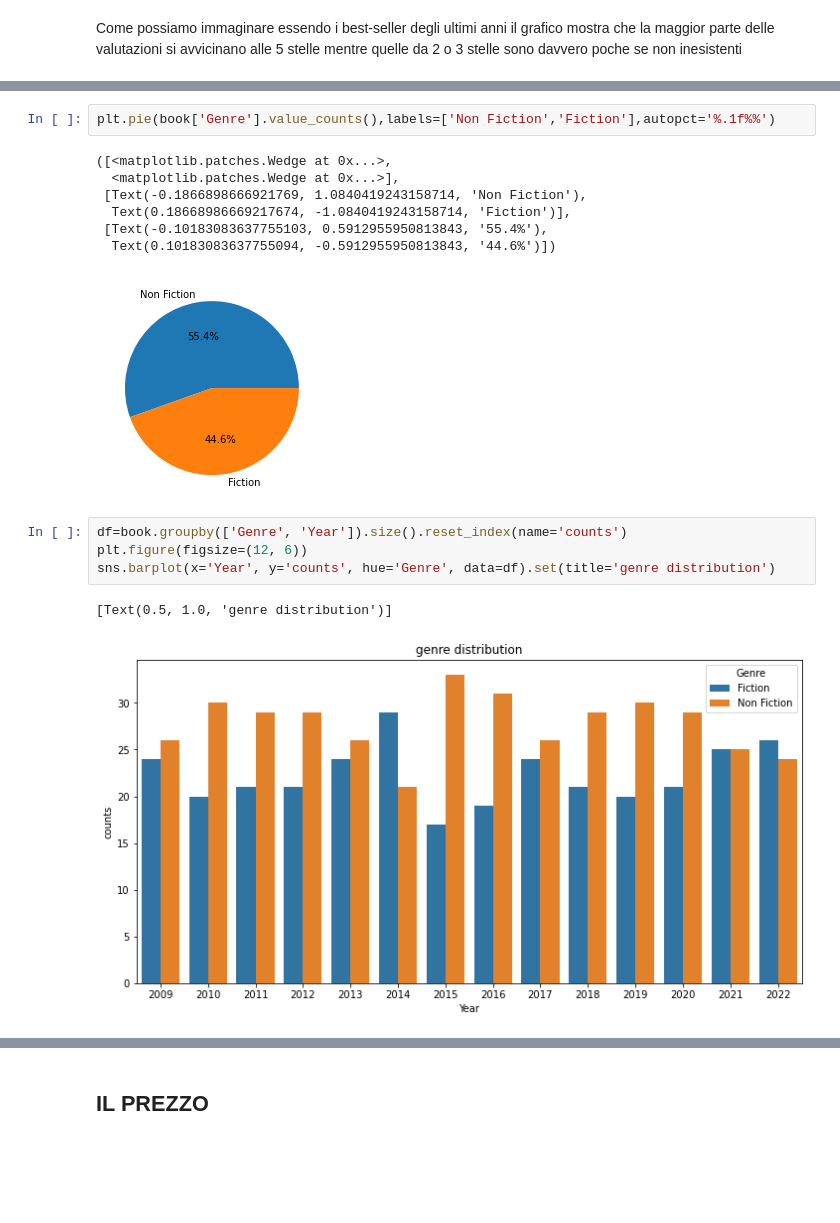
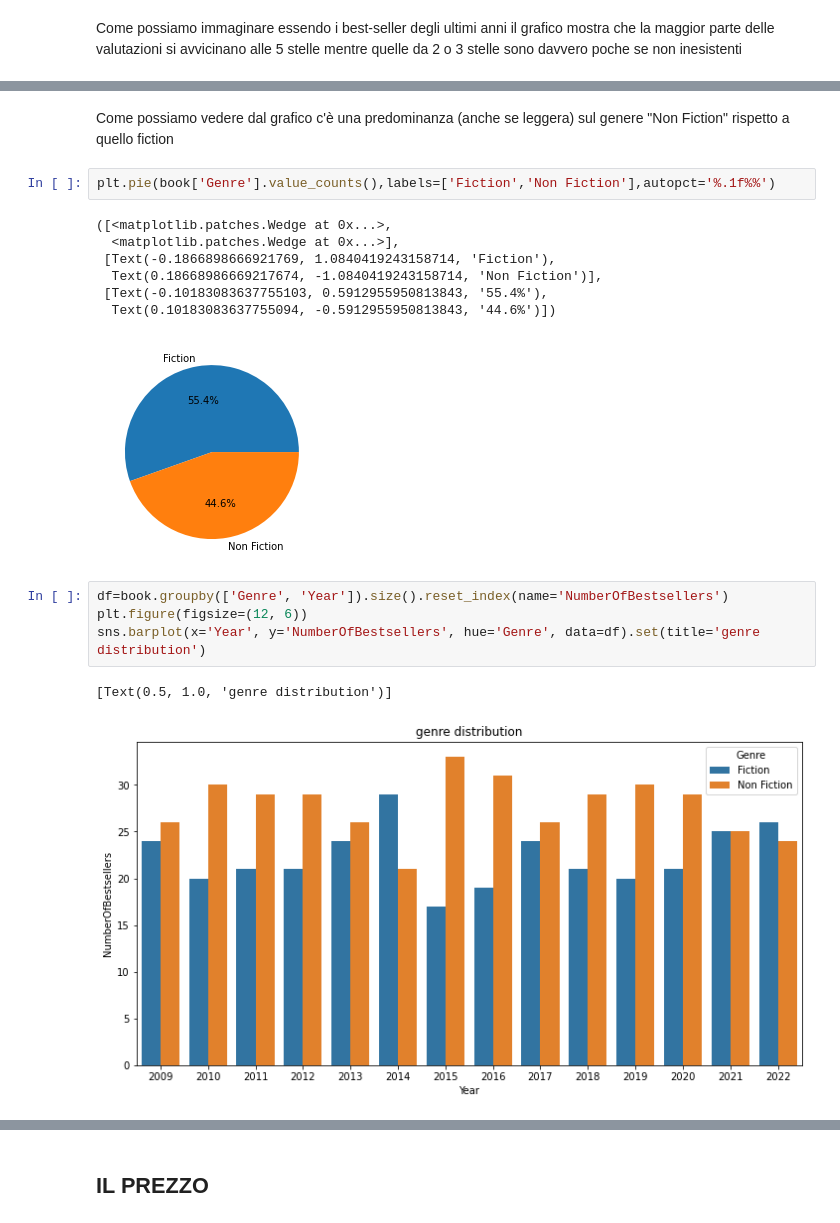
Before and after one commit to Nenne2000/BestSellerAmazon_Notebook, a Jupyter notebook: Notebook.ipynb, the cells around one changed output, grey strips where cells are left out. Cells and saved outputs as stored; diff of their text form; blank space fills up the shorter version.

```diff
--- a/Notebook.ipynb
+++ b/Notebook.ipynb
@@ -127,17 +138,19 @@ plt.show()
+# %% [markdown]
+Come possiamo vedere dal grafico c'è una predominanza (anche se leggera) sul genere "Non Fiction" rispetto a quello fiction
 # %%
-plt.pie(book['Genre'].value_counts(),labels=['Non Fiction','Fiction'],autopct='%.1f%%')
+plt.pie(book['Genre'].value_counts(),labels=['Fiction','Non Fiction'],autopct='%.1f%%')
 # %% [output]
 ([<matplotlib.patches.Wedge at 0x...>,
   <matplotlib.patches.Wedge at 0x...>],
- [Text(-0.1866898666921769, 1.0840419243158714, 'Non Fiction'),
-  Text(0.18668986669217674, -1.0840419243158714, 'Fiction')],
+ [Text(-0.1866898666921769, 1.0840419243158714, 'Fiction'),
+  Text(0.18668986669217674, -1.0840419243158714, 'Non Fiction')],
  [Text(-0.10183083637755103, 0.5912955950813843, '55.4%'),
   Text(0.10183083637755094, -0.5912955950813843, '44.6%')])
-[figure, old version]
+[figure, new version]
 # %%
-df=book.groupby(['Genre', 'Year']).size().reset_index(name='counts')
+df=book.groupby(['Genre', 'Year']).size().reset_index(name='NumberOfBestsellers')
 plt.figure(figsize=(12, 6))
-sns.barplot(x='Year', y='counts', hue='Genre', data=df).set(title='genre distribution')
+sns.barplot(x='Year', y='NumberOfBestsellers', hue='Genre', data=df).set(title='genre distribution')
 # %% [output]
 [Text(0.5, 1.0, 'genre distribution')]
-[figure, old version]
+[figure, new version]
```
Also changed, not shown: parts of 30 cells of this notebook.
